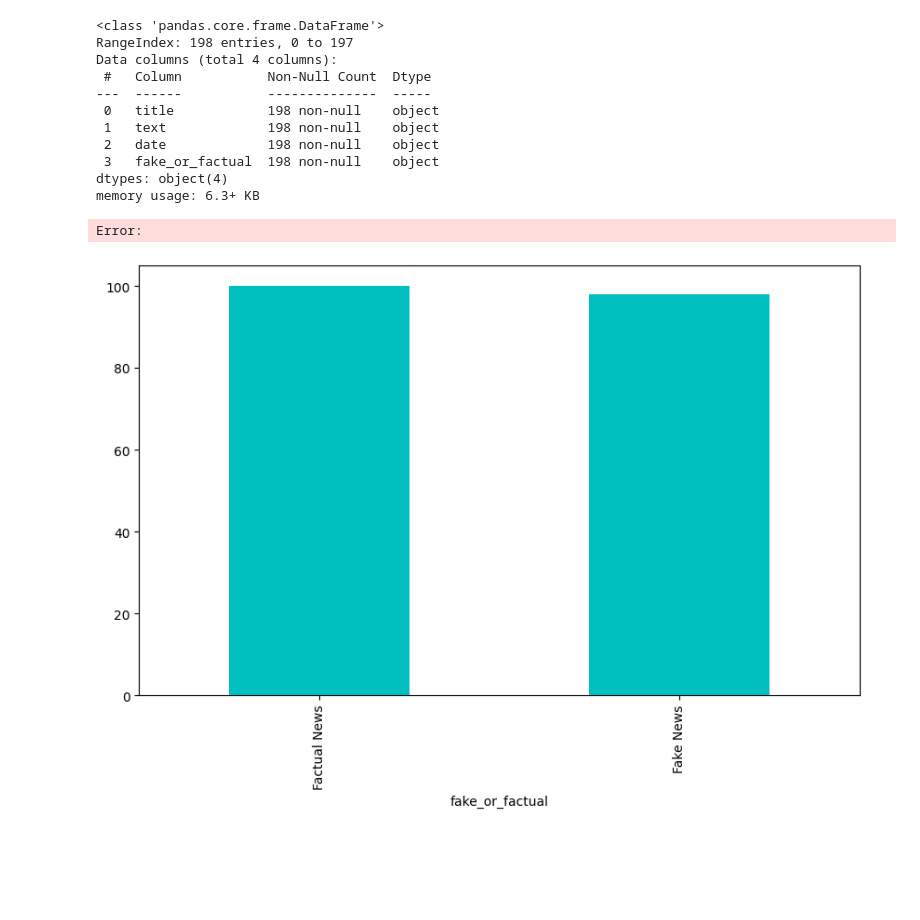
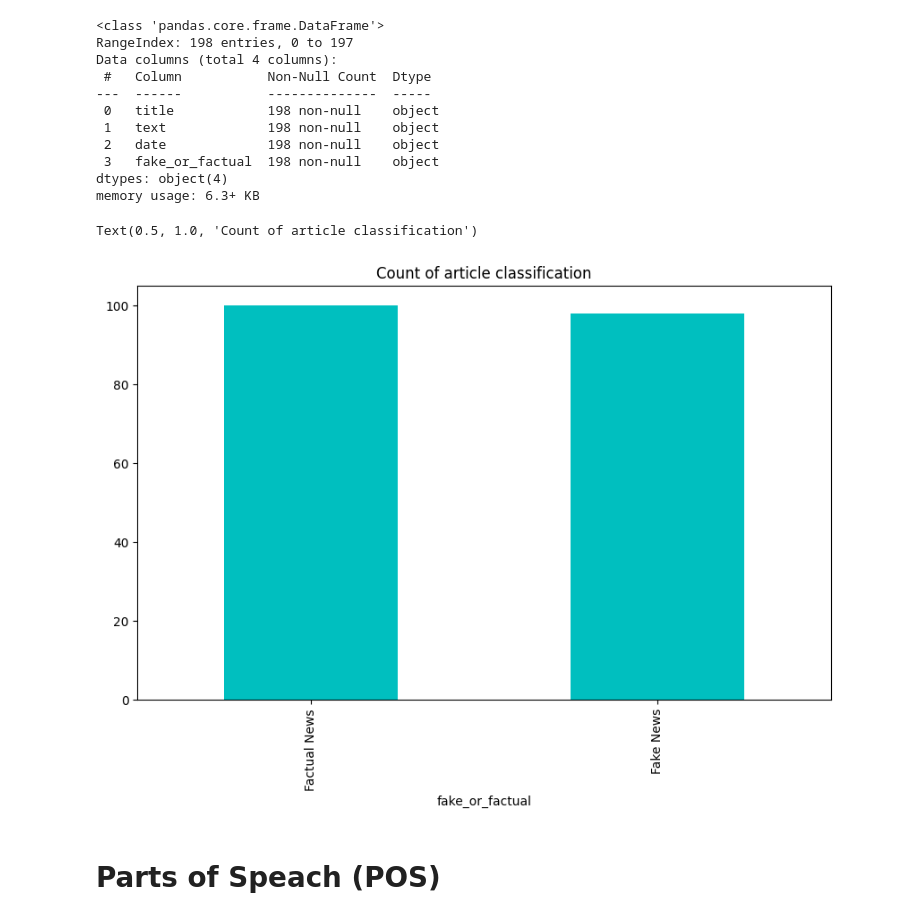
Before and after one commit to FrazerJHogg/Udemy-AI-Engineer-NLP, a Jupyter notebook: NLP_fake_news.ipynb, the cells around one changed output. Saved outputs shown, nothing was run; the diff lists cells and outputs as text; code cells hidden in the pictures; blank space fills up the shorter version.

```diff
--- a/NLP_fake_news.ipynb
+++ b/NLP_fake_news.ipynb
@@ -49,7 +49,9 @@ dtypes: object(4)
 memory usage: 6.3+ KB
 # %%
 data['fake_or_factual'].value_counts().plot(kind='bar', color=default_plot_color)
-plt.title('Count of articles')
+plt.title('Count of article classification')
 # %% [output]
-Error:
+Text(0.5, 1.0, 'Count of article classification')
-[figure, old version]
+[figure, new version]
+# %% [markdown]
+# Parts of Speach (POS)
```
Also changed, not shown: parts of 67 cells of this notebook.
